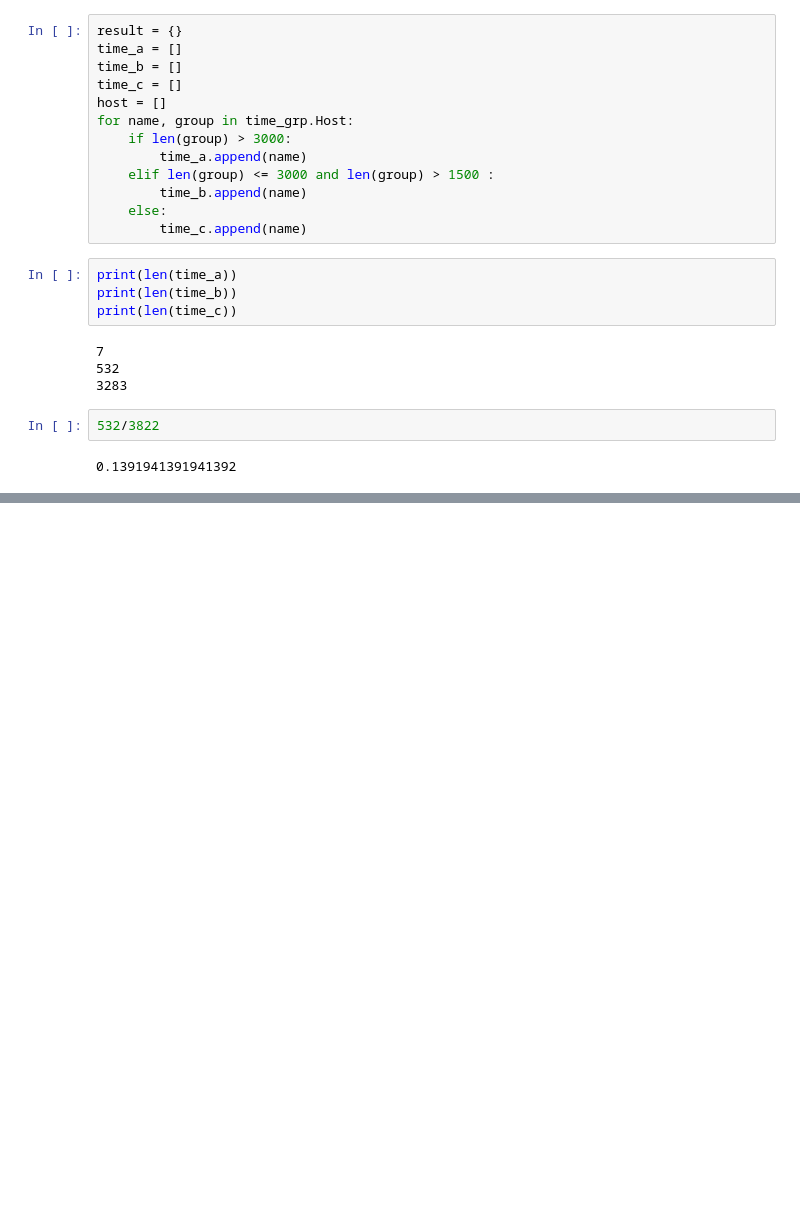
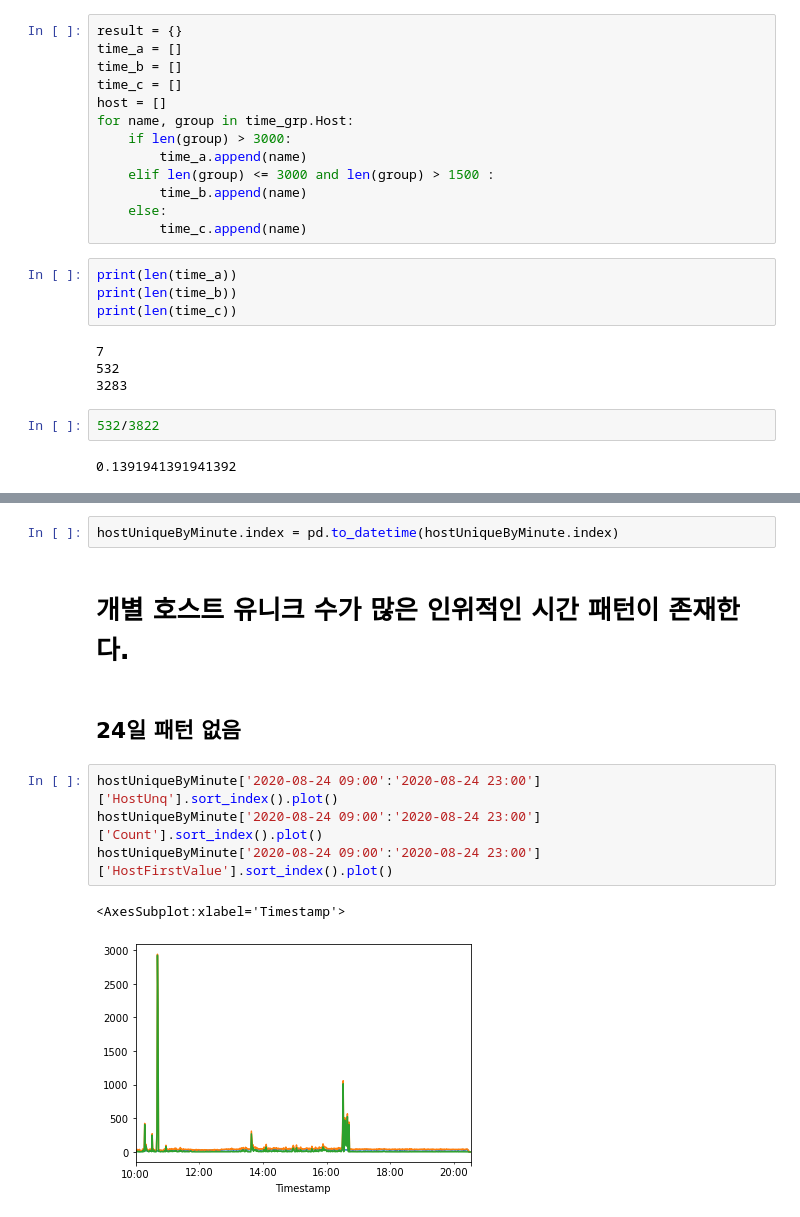
Before and after one commit to gnsia/conan, a Jupyter notebook: EDA/2020-10-28-EDA-log-data-date-hour-minute.ipynb, the cells around one changed output, grey strips where cells are left out. Saved outputs shown, nothing was run; the diff lists cells and outputs as text; blank space fills up the shorter version.

```diff
--- a/EDA/2020-10-28-EDA-log-data-date-hour-minute.ipynb
+++ b/EDA/2020-10-28-EDA-log-data-date-hour-minute.ipynb
@@ -254,0 +325,13 @@ Name: Host, dtype: int64
+# %%
+hostUniqueByMinute.index = pd.to_datetime(hostUniqueByMinute.index)
+# %% [markdown]
+# 개별 호스트 유니크 수가 많은 인위적인 시간 패턴이 존재한다.
+# %% [markdown]
+## 24일 패턴 없음
+# %%
+hostUniqueByMinute['2020-08-24 09:00':'2020-08-24 23:00']['HostUnq'].sort_index().plot()
+hostUniqueByMinute['2020-08-24 09:00':'2020-08-24 23:00']['Count'].sort_index().plot()
+hostUniqueByMinute['2020-08-24 09:00':'2020-08-24 23:00']['HostFirstValue'].sort_index().plot()
+# %% [output]
+<AxesSubplot:xlabel='Timestamp'>
+[figure, added]
```
Also changed, not shown: parts of 26 cells of this notebook, 1 other file.
